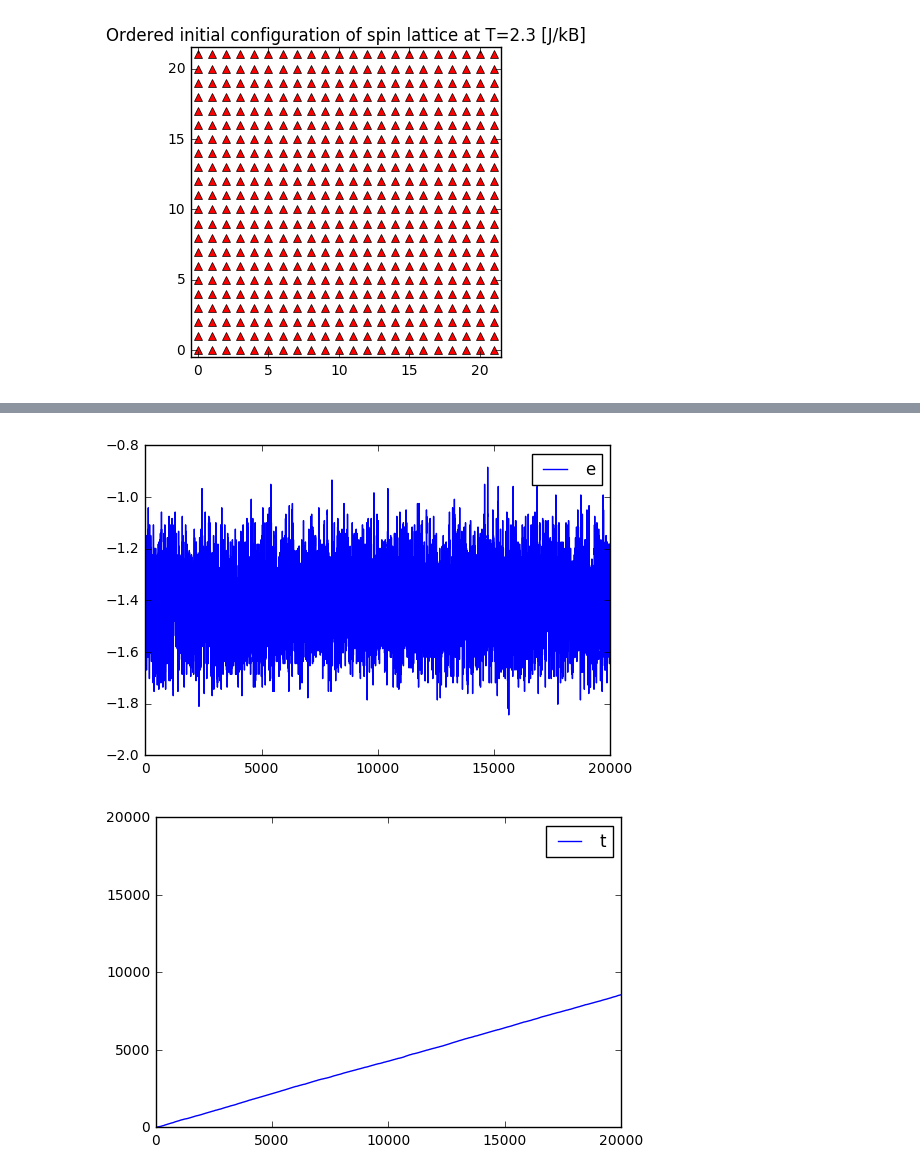
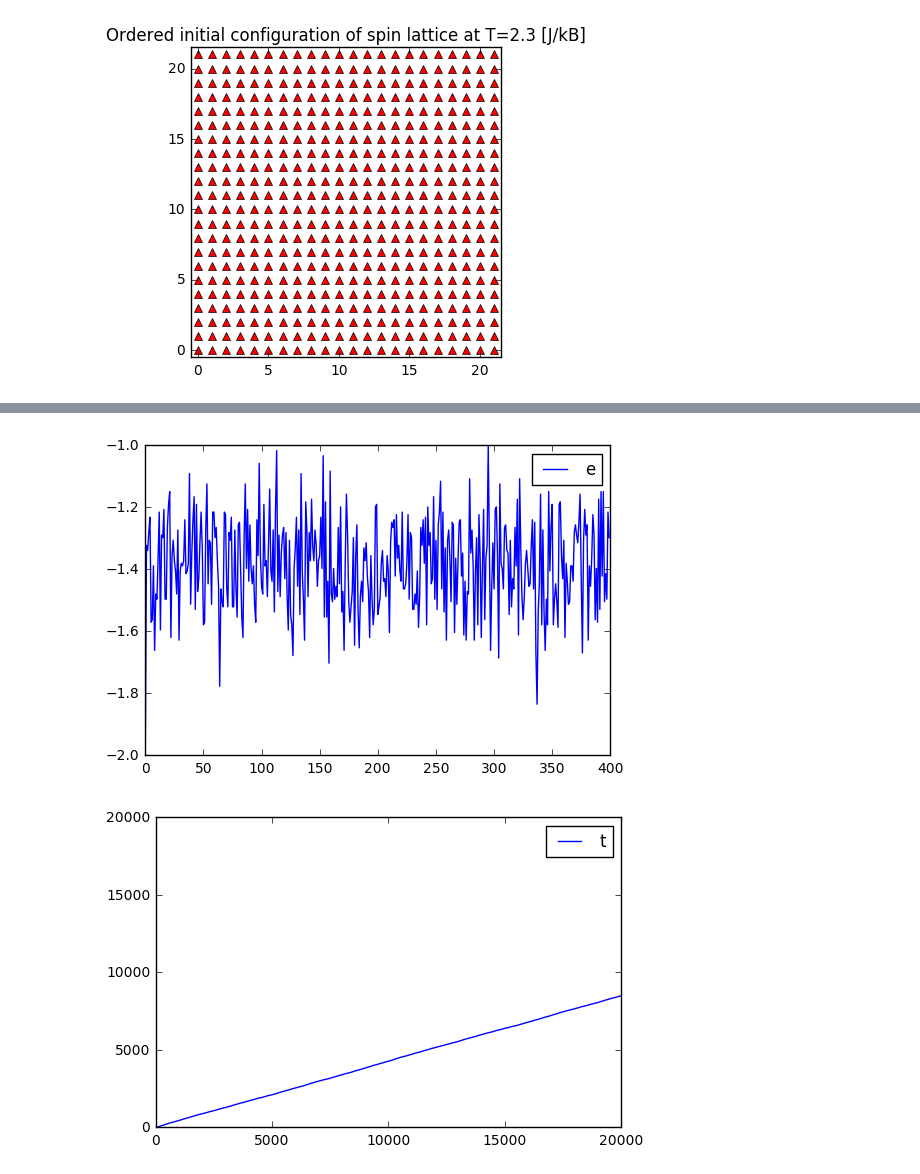
Before and after one commit to DromaninCM/PAS-IPython-notebooks, a Jupyter notebook: homework-4-pas-krzakala.ipynb, the cells around one changed output, grey strips where cells are left out. Drawn from its saved outputs; the diff is of its cells as text; code cells hidden in the pictures.

```diff
--- a/homework-4-pas-krzakala.ipynb
+++ b/homework-4-pas-krzakala.ipynb
@@ -93,6 +93,9 @@ class lattice(object):
             self.energy.append(self.compute_energy())
             self.magnetization.append(self.compute_magnetization())
 
+            if step%100000:
+                print step
+
     def wolff(self, n_steps):
 
         # compute the probability of accepting a move
@@ -484,9 +490,9 @@ plt.show()
 # %%
-plt.plot(xrange(len(Ising_nearTc.energy)), Ising_nearTc.energy, label = "e")
+plt.plot(xrange(len(Ising_nearTc.energy[0::50])), Ising_nearTc.energy[0::50], label = "e")
 plt.legend()
 plt.show()
 # %% [output]
-[figure, old version]
+[figure, new version]
 # %%
 plt.plot(xrange(len(Ising_nearTc.t)), Ising_nearTc.t, label = "t")
 plt.xlim([0, 20000])
```
Also changed, not shown: parts of 19 cells of this notebook.
